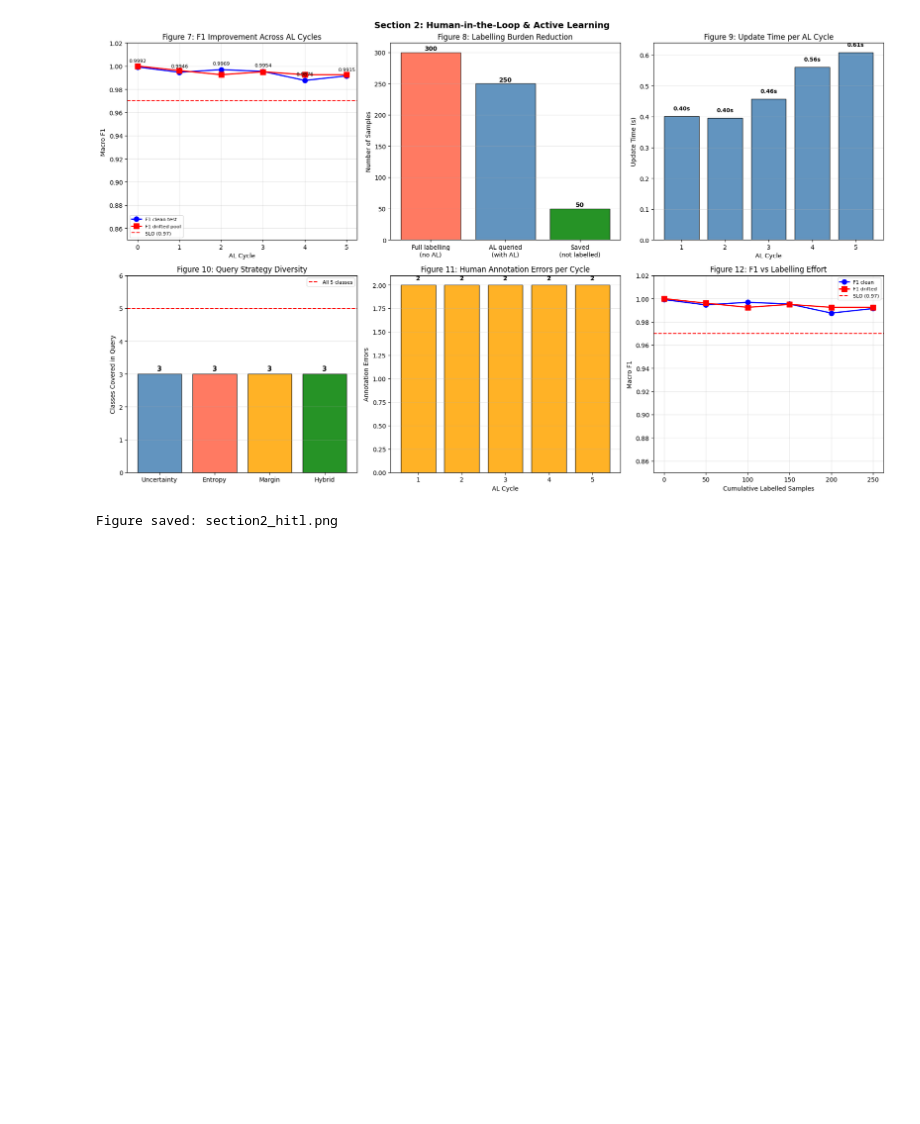
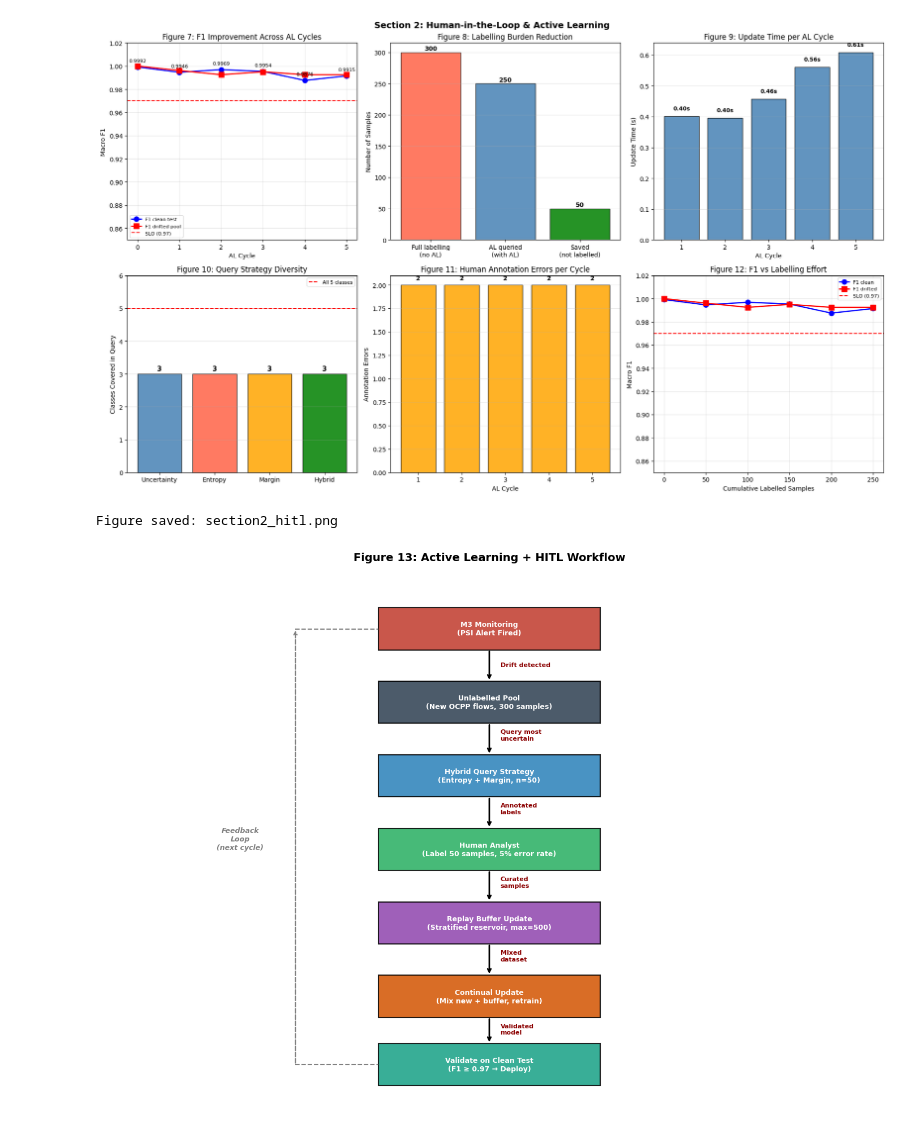
Before and after one commit to gaatma/ev-ocpp-fl-ids, a Jupyter notebook: notebooks/04_continual_learning.ipynb, the cells around one changed output. Saved outputs shown, nothing was run; the diff lists cells and outputs as text; code cells hidden in the pictures; blank space fills up the shorter version.

Commit message:
Active Learning Workflow Diagram

```diff
--- a/notebooks/04_continual_learning.ipynb
+++ b/notebooks/04_continual_learning.ipynb
@@ -914,3 +914,94 @@ print("Figure saved: section2_hitl.png")
 # %% [output]
 [figure]
 Figure saved: section2_hitl.png
+# %%
+# Active Learning Workflow Diagram
+fig, ax = plt.subplots(1, 1, figsize=(14, 10))
+ax.set_xlim(0, 14); ax.set_ylim(0, 10)
+ax.axis('off')
+fig.patch.set_facecolor('white')
+ax.set_title('Figure 13: Active Learning + HITL Workflow',
+             fontsize=14, fontweight='bold', pad=20)
+
+def box(ax, x, y, w, h, text, color='steelblue', fontsize=9):
+    rect = plt.Rectangle((x - w/2, y - h/2), w, h,
+                          facecolor=color, edgecolor='black',
+                          linewidth=1.5, alpha=0.85, zorder=2)
+    ax.add_patch(rect)
+    ax.text(x, y, text, ha='center', va='center',
+            fontsize=fontsize, fontweight='bold',
+            color='white', zorder=3, wrap=True,
+            multialignment='center')
+
+def arrow(ax, x1, y1, x2, y2, label=''):
+    ax.annotate('', xy=(x2, y2), xytext=(x1, y1),
+                arrowprops=dict(arrowstyle='->', color='black',
+                                lw=2), zorder=1)
+    if label:
+        mx, my = (x1+x2)/2, (y1+y2)/2
+        ax.text(mx+0.15, my, label, fontsize=8,
+                color='darkred', fontweight='bold')
+
+# Boxes
+box(ax,  7,  9.0, 4.0, 0.8, 'M3 Monitoring\n(PSI Alert Fired)',
+    color='#c0392b')
+box(ax,  7,  7.6, 4.0, 0.8,
+    'Unlabelled Pool\n(New OCPP flows, 300 samples)',
+    color='#2c3e50')
+box(ax,  7,  6.2, 4.0, 0.8,
+    'Hybrid Query Strategy\n(Entropy + Margin, n=50)',
+    color='#2980b9')
+box(ax,  7,  4.8, 4.0, 0.8,
+    'Human Analyst\n(Label 50 samples, 5% error rate)',
+    color='#27ae60')
+box(ax,  7,  3.4, 4.0, 0.8,
+    'Replay Buffer Update\n(Stratified reservoir, max=500)',
+    color='#8e44ad')
+box(ax,  7,  2.0, 4.0, 0.8,
+    'Continual Update\n(Mix new + buffer, retrain)',
+    color='#d35400')
+box(ax,  7,  0.7, 4.0, 0.8,
+    'Validate on Clean Test\n(F1 ≥ 0.97 → Deploy)',
+    color='#16a085')
+
+# Arrows
+arrow(ax, 7, 8.6, 7, 8.0)
+arrow(ax, 7, 7.2, 7, 6.6)
+arrow(ax, 7, 5.8, 7, 5.2)
+arrow(ax, 7, 4.4, 7, 3.8)
+arrow(ax, 7, 3.0, 7, 2.4)
+arrow(ax, 7, 1.6, 7, 1.1)
+
+# Labels on arrows
+ax.text(7.2, 8.28, 'Drift detected', fontsize=8,
+        color='darkred', fontweight='bold')
+ax.text(7.2, 6.88, 'Query most\nuncertain', fontsize=8,
+        color='darkred', fontweight='bold')
+ax.text(7.2, 5.48, 'Annotated\nlabels', fontsize=8,
+        color='darkred', fontweight='bold')
+ax.text(7.2, 4.08, 'Curated\nsamples', fontsize=8,
+        color='darkred', fontweight='bold')
+ax.text(7.2, 2.68, 'Mixed\ndataset', fontsize=8,
+        color='darkred', fontweight='bold')
+ax.text(7.2, 1.28, 'Validated\nmodel', fontsize=8,
+        color='darkred', fontweight='bold')
+
+# Feedback loop
+ax.annotate('', xy=(3.5, 9.0), xytext=(3.5, 0.7),
+            arrowprops=dict(arrowstyle='->', color='gray',
+                            lw=1.5, linestyle='dashed'))
+ax.plot([3.5, 5.0], [0.7, 0.7], color='gray',
+        lw=1.5, linestyle='dashed')
+ax.plot([3.5, 5.0], [9.0, 9.0], color='gray',
+        lw=1.5, linestyle='dashed')
+ax.text(2.5, 4.8, 'Feedback\nLoop\n(next cycle)',
+        fontsize=9, color='gray', ha='center',
+        fontweight='bold', style='italic')
+
+plt.tight_layout()
+plt.savefig('../outputs/figures/section2_al_workflow.png',
+            dpi=150, bbox_inches='tight')
+plt.show()
+print("Workflow diagram saved: section2_al_workflow.png")
+# %% [output]
+[figure, added]
```
Also changed, not shown: parts of 1 cell of this notebook, 1 other file.
